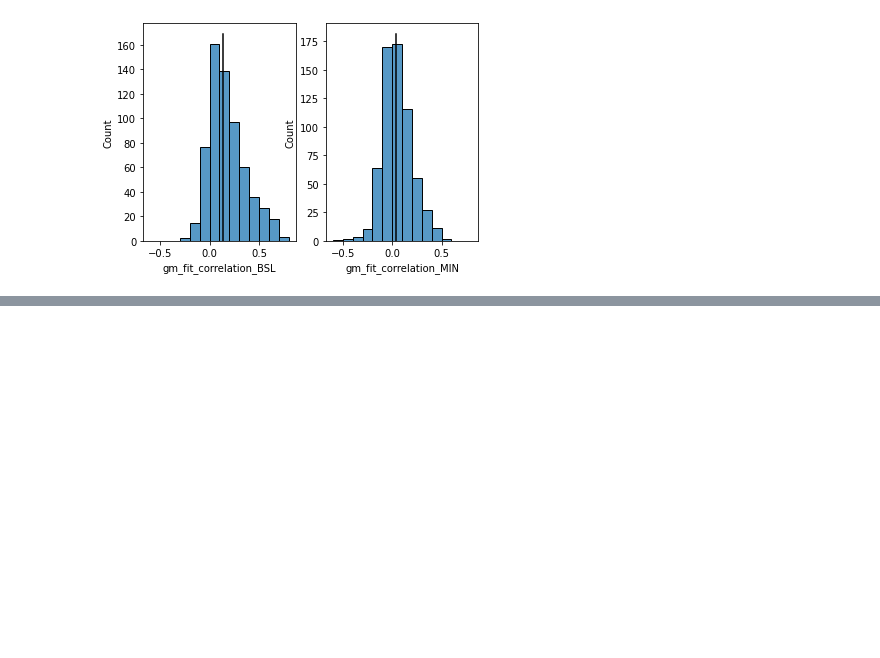
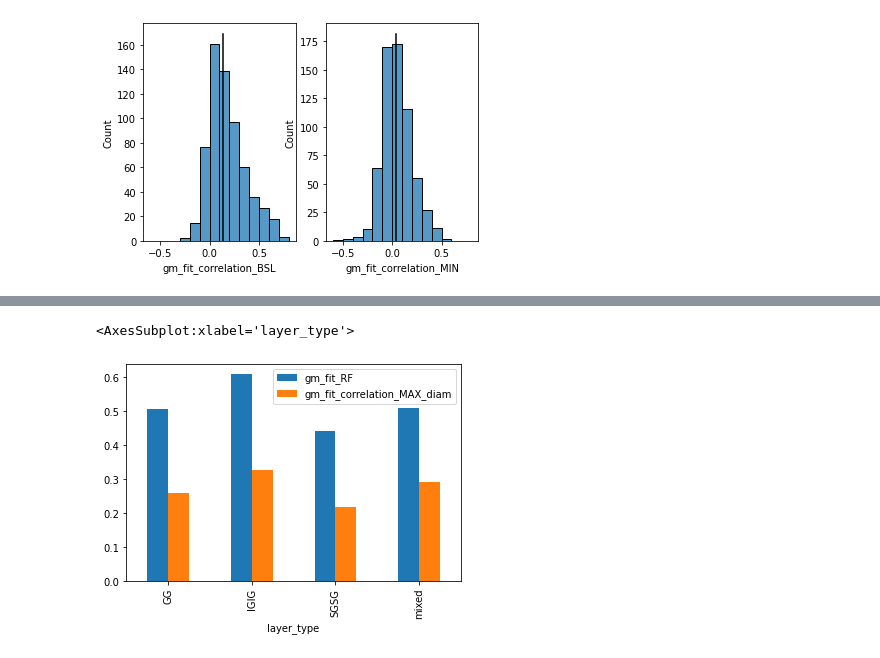
Before and after one commit to nurminenlab/variability-sizetuning-analysis, a Jupyter notebook: notebooks/correlation-notebook-2022-01-20.ipynb, the cells around one changed output, grey strips where cells are left out. Saved outputs shown, nothing was run; the diff lists cells and outputs as text; code cells hidden in the pictures; blank space fills up the shorter version.

```diff
--- a/notebooks/correlation-notebook-2022-01-20.ipynb
+++ b/notebooks/correlation-notebook-2022-01-20.ipynb
@@ -445,0 +457,5 @@ The PostScript backend does not support transparency; partially transparent arti
+# %%
+params_df.groupby('layer_type')[['gm_fit_RF','gm_fit_correlation_MAX_diam']].median().plot(kind='bar')
+# %% [output]
+<AxesSubplot:xlabel='layer_type'>
+[figure, added]
```
Also changed, not shown: parts of 9 cells of this notebook.
